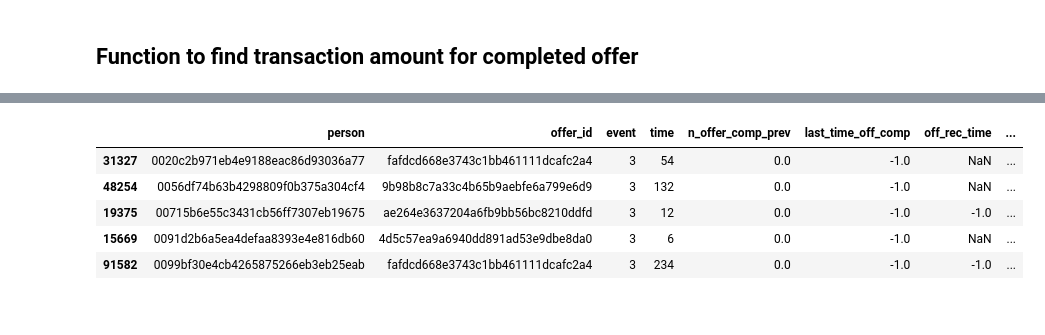
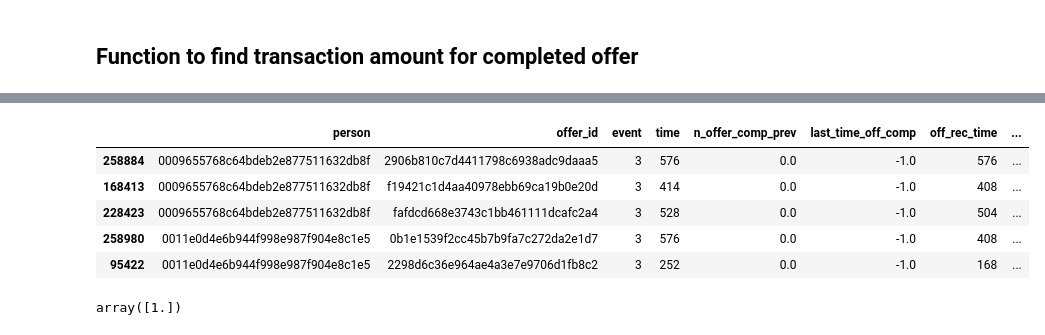
Before and after one commit to Moraut/DSND-Term-2, a Jupyter notebook: 04. Capstone Project/notebook/Starbucks_Capstone_notebook.ipynb, the cells around one changed output, grey strips where cells are left out. Saved outputs shown, nothing was run; the diff lists cells and outputs as text; code cells hidden in the pictures.

Commit message:
feat: complete offer analysis update

```diff
--- a/04. Capstone Project/notebook/Starbucks_Capstone_notebook.ipynb
+++ b/04. Capstone Project/notebook/Starbucks_Capstone_notebook.ipynb
@@ -543,5 +539,7 @@ def comp_offer_amount_calc(x, transactions):
 # %%
 %%time
 #calculate the amount of transactions associated with the completed offer
-comp_offer_amount = comp_offer.apply(lambda x: comp_offer_amount_calc(x, transactions), axis = 1)
+# comp_offer_amount = comp_offer.apply(lambda x: comp_offer_amount_calc(x, transactions), axis = 1)
+# comp_offer_amount.to_pickle('../data/comp_offer_amount.pkl')
+# comp_offer_amount.head(5)
 # %% [output]
@@ -549,9 +547,11 @@ Wall time: 7min 27s
+|  | person | offer_id | event | time | n_offer_comp_prev | last_time_off_comp | off_rec_time | ... |
+| 258884 | 0009655768c64bdeb2e877511632db8f | 2906b810c7d4411798c6938adc9daaa5 | 3 | 576 | 0.0 | -1.0 | 576 | ... |
+| 168413 | 0009655768c64bdeb2e877511632db8f | f19421c1d4aa40978ebb69ca19b0e20d | 3 | 414 | 0.0 | -1.0 | 408 | ... |
+| 228423 | 0009655768c64bdeb2e877511632db8f | fafdcd668e3743c1bb461111dcafc2a4 | 3 | 528 | 0.0 | -1.0 | 504 | ... |
+| 258980 | 0011e0d4e6b944f998e987f904e8c1e5 | 0b1e1539f2cc45b7b9fa7c272da2e1d7 | 3 | 576 | 0.0 | -1.0 | 408 | ... |
+| 95422 | 0011e0d4e6b944f998e987f904e8c1e5 | 2298d6c36e964ae4a3e7e9706d1fb8c2 | 3 | 252 | 0.0 | -1.0 | 168 | ... |
-# %%
-comp_offer_amount[((comp_offer_amount['rec_view_nocomp_amount'] == 0.0) & (comp_offer_amount['rec_view_comp_amount'] == 0.0))].head(5)
-# %% [output]
-|  | person | offer_id | event | time | n_offer_comp_prev | last_time_off_comp | off_rec_time | ... |
-| 31327 | 0020c2b971eb4e9188eac86d93036a77 | fafdcd668e3743c1bb461111dcafc2a4 | 3 | 54 | 0.0 | -1.0 | NaN | ... |
-| 48254 | 0056df74b63b4298809f0b375a304cf4 | 9b98b8c7a33c4b65b9aebfe6a799e6d9 | 3 | 132 | 0.0 | -1.0 | NaN | ... |
-| 19375 | 00715b6e55c3431cb56ff7307eb19675 | ae264e3637204a6fb9bb56bc8210ddfd | 3 | 12 | 0.0 | -1.0 | -1.0 | ... |
-| 15669 | 0091d2b6a5ea4defaa8393e4e816db60 | 4d5c57ea9a6940dd891ad53e9dbe8da0 | 3 | 6 | 0.0 | -1.0 | NaN | ... |
-| 91582 | 0099bf30e4cb4265875266eb3eb25eab | fafdcd668e3743c1bb461111dcafc2a4 | 3 | 234 | 0.0 | -1.0 | -1.0 | ... |
+# %%
+#read in the comp_offer_amount file
+comp_offer_amount = pd.read_pickle('../data/comp_offer_amount.pkl')
+# %% [output]
+array([1.])
```
Also changed, not shown: parts of 7 cells of this notebook, 1 other file.
